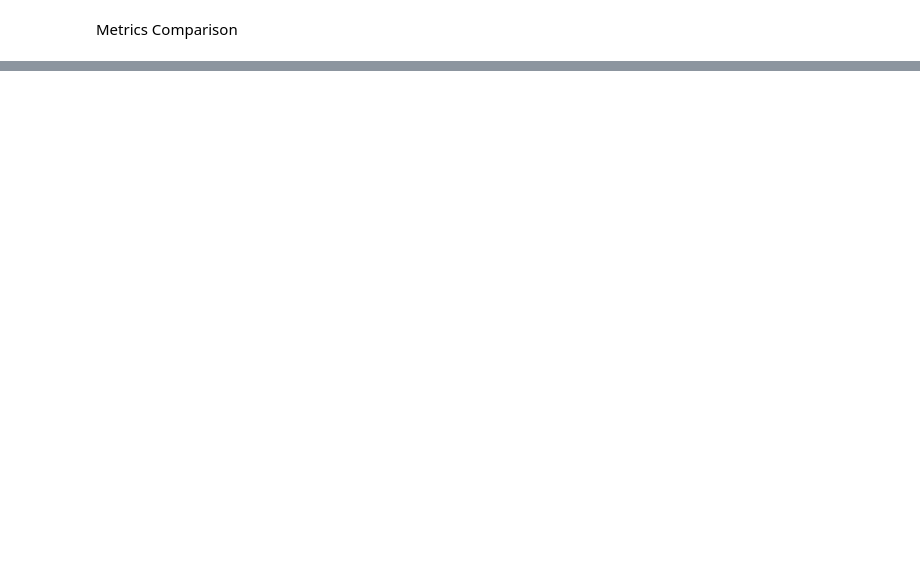
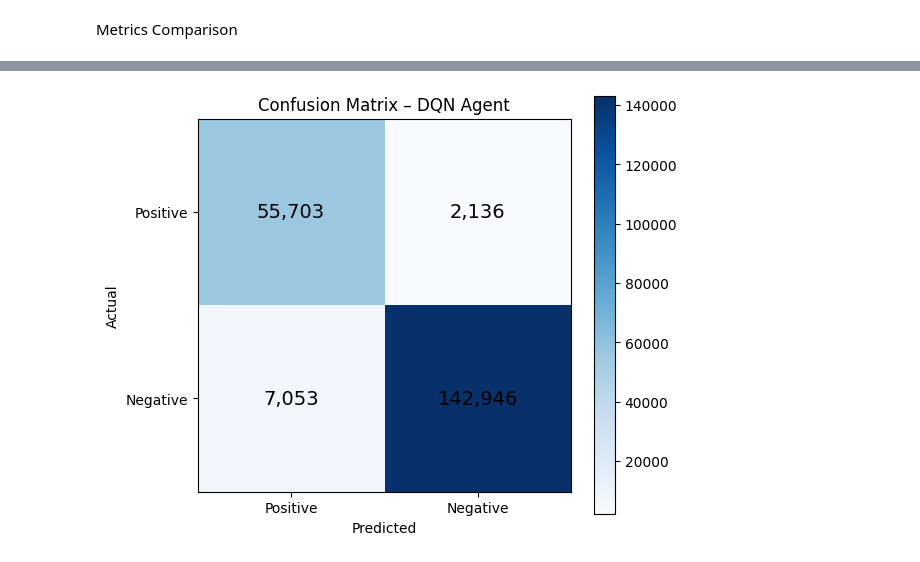
Before and after one commit to vmbobato/RL-Firewall, a Jupyter notebook: notebooks/visualization.ipynb, the cells around one changed output, grey strips where cells are left out. Drawn from its saved outputs; the diff is of its cells as text; code cells hidden in the pictures; blank space fills up the shorter version.

```diff
--- a/notebooks/visualization.ipynb
+++ b/notebooks/visualization.ipynb
@@ -255,0 +284,10 @@ plt.show()
+# %%
+agent_name = "DQN"
+cm = results[agent_name]["summary"]["last"]["confusion_matrix"]
+cm_array = np.array([
+    [cm["TP"], cm["FN"]],
+    [cm["FP"], cm["TN"]]
+])
+plot_confusion_matrix(cm_array, title="DQN Agent", agent_name=agent_name, first=False)
+# %% [output]
+[figure, added]
```
Also changed, not shown: parts of 23 cells of this notebook.
